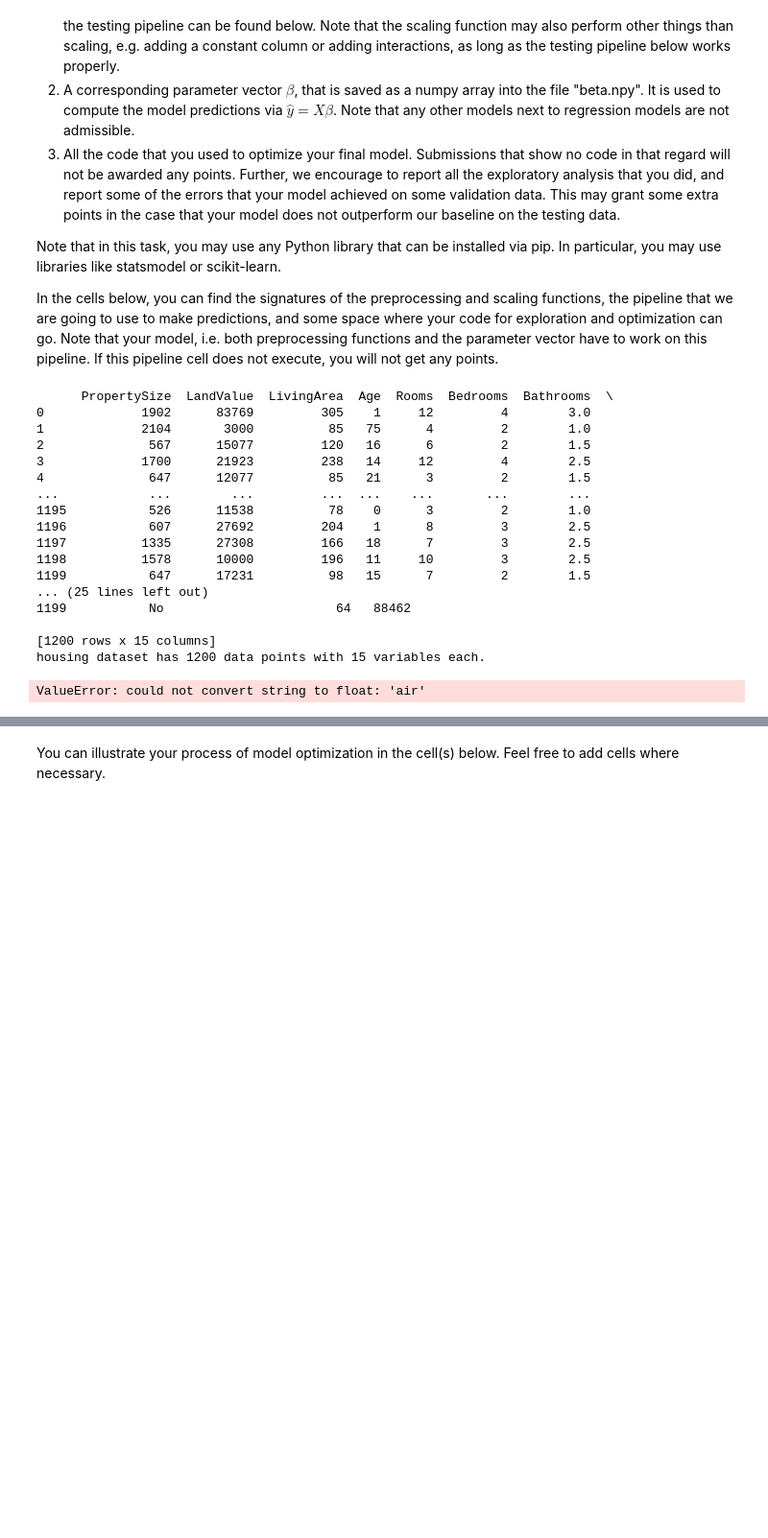
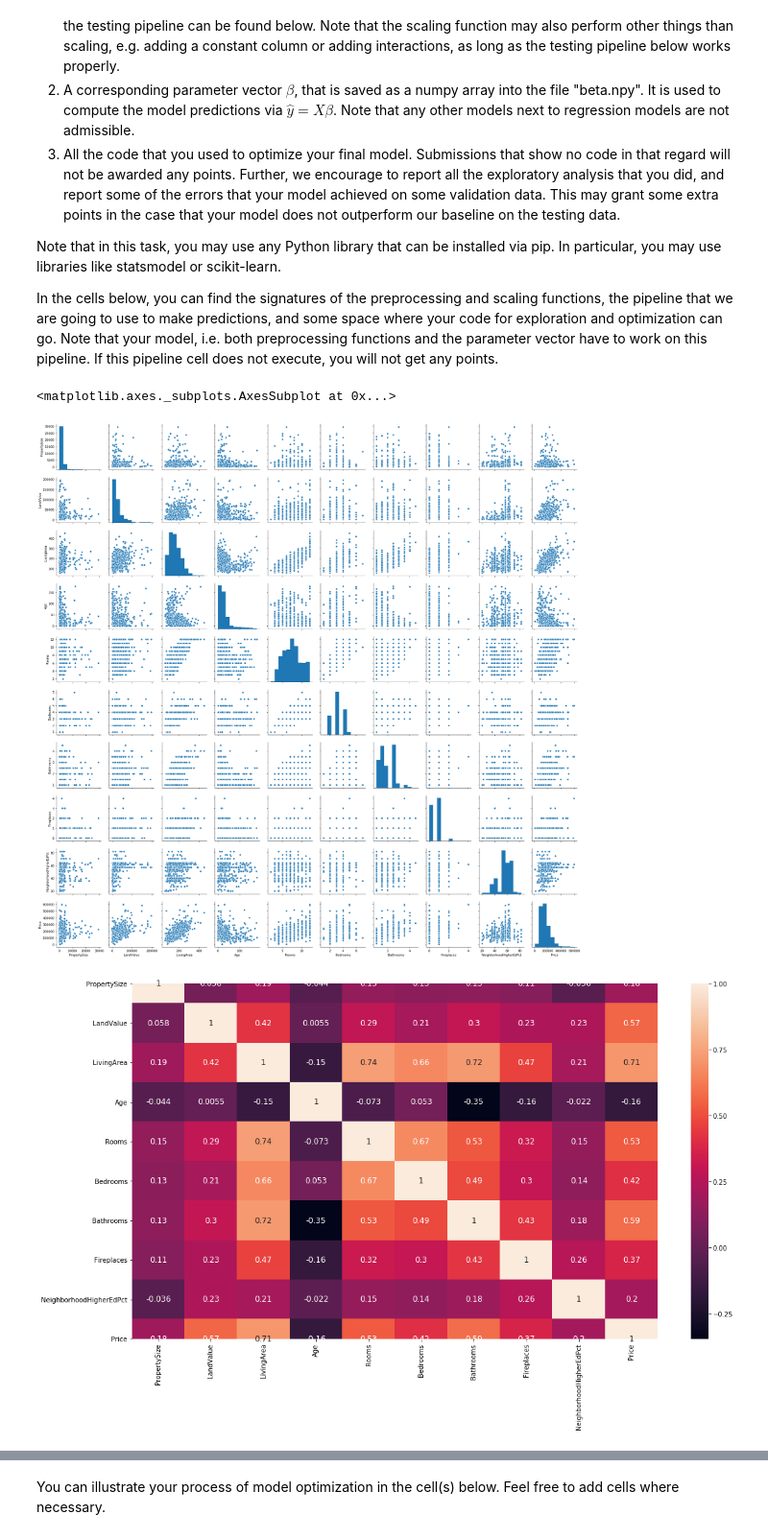
Before and after one commit to MaDolphin/Social-Data-Science, a Jupyter notebook: assignment_2/haikun_home_assignment_2.ipynb, the cells around one changed output, grey strips where cells are left out. Shown at 96% size. Drawn from its saved outputs; the diff is of its cells as text; code cells hidden in the pictures; blank space fills up the shorter version.

```diff
--- a/assignment_2/haikun_home_assignment_2.ipynb
+++ b/assignment_2/haikun_home_assignment_2.ipynb
@@ -235,55 +235,25 @@ __What to submit:__ In your submission, you have to provide the following things
 Note that in this task, you may use any Python library that can be installed via pip. In particular, you may use libraries like statsmodel or scikit-learn.
 
 In the cells below, you can find the signatures of the preprocessing and scaling functions, the pipeline that we are going to use to make predictions, and some space where your code for exploration and optimization can go. Note that your model, i.e. both preprocessing functions and the parameter vector have to work on this pipeline. If this pipeline cell does not execute, you will not get any points.
-# %%
-from sklearn.metrics import mean_squared_error, r2_score
-from sklearn.model_selection import train_test_split
-from sklearn.linear_model import Ridge
-
-data = pd.read_csv("housing_train.csv")
-print(data)
-prices = data['Price']
-features = data.drop('Price', axis = 1)
-print ("housing dataset has {} data points with {} variables each." .format(*data.shape))
-X_train, X_test, y_train, y_test = train_test_split(features, prices, test_size=0.2, random_state=30)
-
-
-ridge = Ridge(alpha=1)
-ridge.fit(X_train, y_train)
-print (ridge.coef_)
-print (ridge.intercept_)
-
-
-
-
-
-
-# y_pred = ridge.predict(X_train)
-
-# print(mean_squared_error(y_train,y_pred))
-# print(r2_score(y_train,y_pred))
-
-
-# y_pred = reg.predict(X_test)
-
-# print(mean_squared_error(y_test,y_pred))
-# print(r2_score(y_test,y_pred))
-# %% [output]
-      PropertySize  LandValue  LivingArea  Age  Rooms  Bedrooms  Bathrooms  \
-0             1902      83769         305    1     12         4        3.0
-1             2104       3000          85   75      4         2        1.0
-2              567      15077         120   16      6         2        1.5
-3             1700      21923         238   14     12         4        2.5
-4              647      12077          85   21      3         2        1.5
-...            ...        ...         ...  ...    ...       ...        ...
-1195           526      11538          78    0      3         2        1.0
-1196           607      27692         204    1      8         3        2.5
-1197          1335      27308         166   18      7         3        2.5
-1198          1578      10000         196   11     10         3        2.5
-1199           647      17231          98   15      7         2        1.5
-... (25 lines left out)
-1199           No                       64   88462
-
-[1200 rows x 15 columns]
-housing dataset has 1200 data points with 15 variables each.
-ValueError: could not convert string to float: 'air'
+# %%
+import seaborn as sns
+import matplotlib.pyplot as plt
+from sklearn.metrics import mean_squared_error, r2_score
+from sklearn.model_selection import train_test_split
+from sklearn.linear_model import Ridge
+
+data = pd.read_csv("housing_train.csv")
+# sns.distplot(data['Price'])
+
+# y_train = np.log1p(data.pop('Price'))
+# sns.distplot(y_train)
+
+# draw the corr fig to find the item which has the linear relationship with price value
+sns.pairplot(data)
+corrmat = data.corr()
+fig, ax = plt.subplots(figsize = (18, 10))
+sns.heatmap(corrmat, annot = True, annot_kws={'size': 12})
+# %% [output]
+<matplotlib.axes._subplots.AxesSubplot at 0x...>
+[figure, added]
+[figure, added]
```
Also changed, not shown: parts of 1 cell of this notebook.
